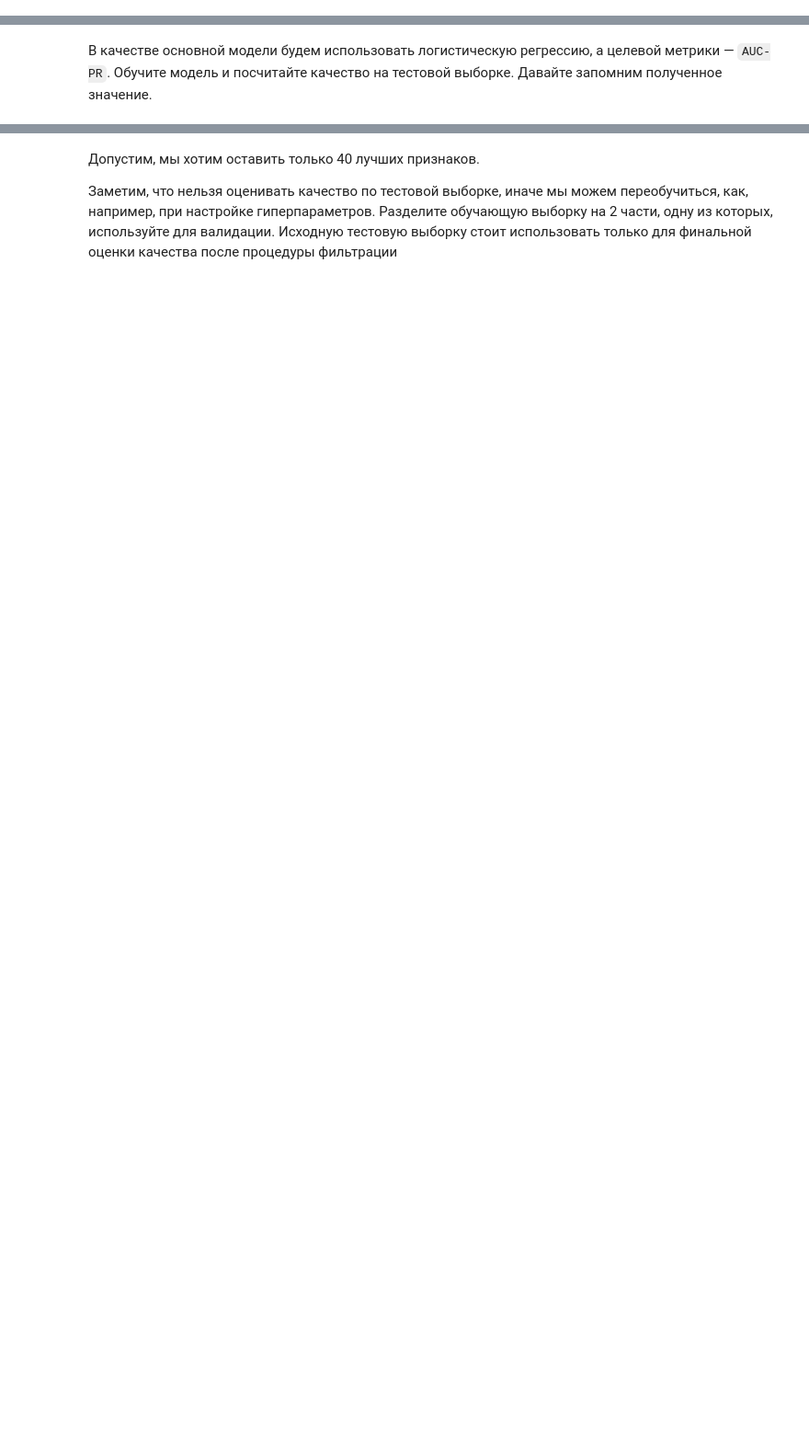
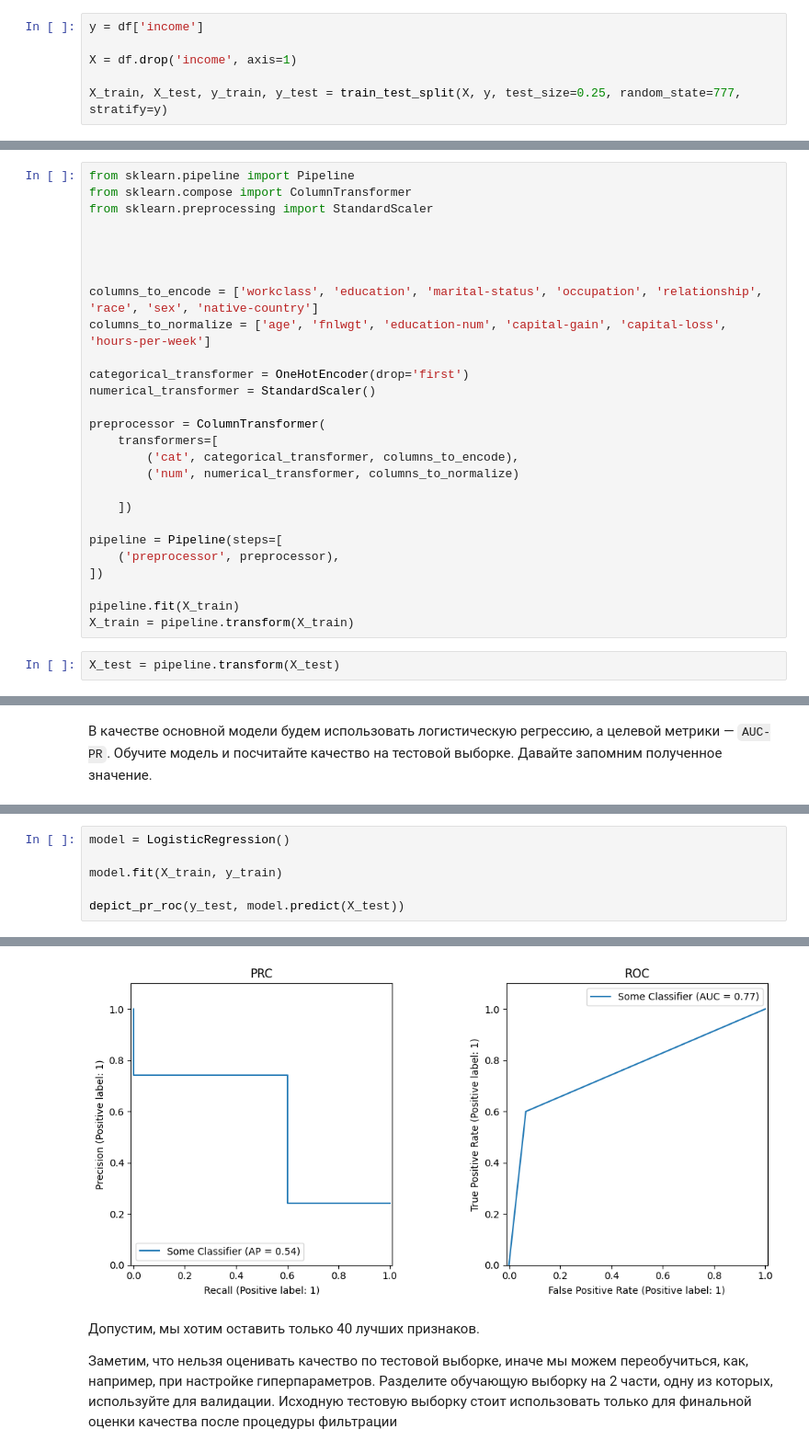
Before and after one commit to AndreiPolischuk/ML_HOMEWORKS, a Jupyter notebook: HW4/homework_practice_04_linclass-PolischukAndrei.ipynb, the cells around one changed output, grey strips where cells are left out. Shown at 92% size. Cells and saved outputs as stored; diff of their text form; blank space fills up the shorter version.

```diff
--- a/HW4/homework_practice_04_linclass-PolischukAndrei.ipynb
+++ b/HW4/homework_practice_04_linclass-PolischukAndrei.ipynb
@@ -1097,0 +1080,6 @@ FileNotFoundError: [Errno 2] No such file or directory: 'adult.data'
+# %%
+y = df['income']
+
+X = df.drop('income', axis=1)
+
+X_train, X_test, y_train, y_test = train_test_split(X, y, test_size=0.25, random_state=777, stratify=y)
@@ -1098,2 +1093,31 @@ FileNotFoundError: [Errno 2] No such file or directory: 'adult.data'
+# %%
+from sklearn.pipeline import Pipeline
+from sklearn.compose import ColumnTransformer
+from sklearn.preprocessing import StandardScaler
+
+
+
+
+columns_to_encode = ['workclass', 'education', 'marital-status', 'occupation', 'relationship', 'race', 'sex', 'native-country']
+columns_to_normalize = ['age', 'fnlwgt', 'education-num', 'capital-gain', 'capital-loss', 'hours-per-week']
+
+categorical_transformer = OneHotEncoder(drop='first')
+numerical_transformer = StandardScaler()
+
+preprocessor = ColumnTransformer(
+    transformers=[
+        ('cat', categorical_transformer, columns_to_encode),
+        ('num', numerical_transformer, columns_to_normalize)
+
+    ])
+
+pipeline = Pipeline(steps=[
+    ('preprocessor', preprocessor),
+])
+
+pipeline.fit(X_train)
+X_train = pipeline.transform(X_train)
+# %%
+X_test = pipeline.transform(X_test)
 # %% [markdown]
 Давайте закодируем все категориальные признаки с помощью One-hot Encoding. Сколько новых признаков мы получим?
@@ -1105,0 +1128,7 @@ FileNotFoundError: [Errno 2] No such file or directory: 'adult.data'
+# %%
+model = LogisticRegression()
+
+model.fit(X_train, y_train)
+
+depict_pr_roc(y_test, model.predict(X_test))
+# %% [output]
@@ -1106,3 +1138,4 @@ FileNotFoundError: [Errno 2] No such file or directory: 'adult.data'
+[figure, added]
 # %% [markdown]
 Допустим, мы хотим оставить только 40 лучших признаков.
 
```
Also changed, not shown: parts of 27 cells of this notebook, 1 other file.
